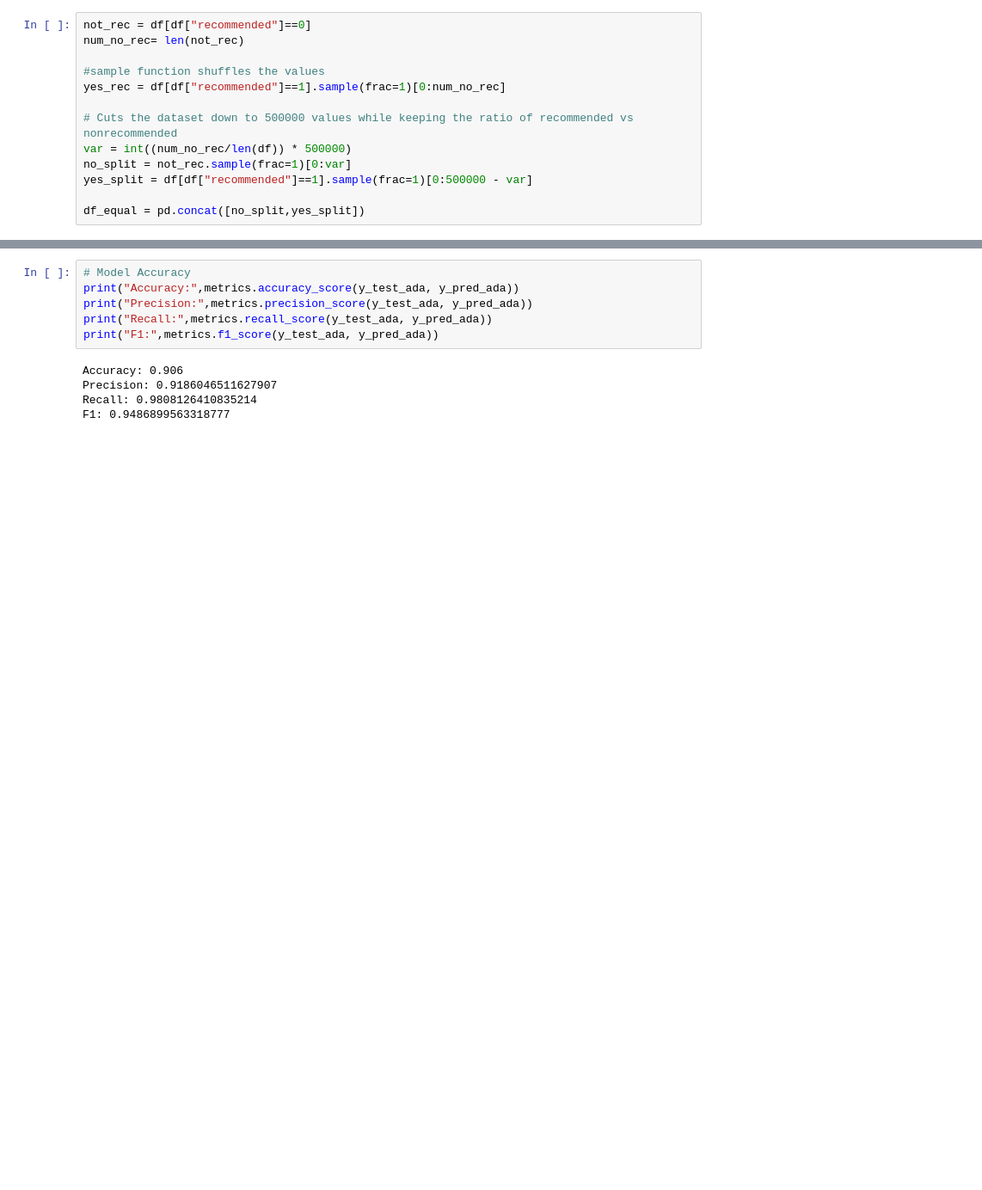
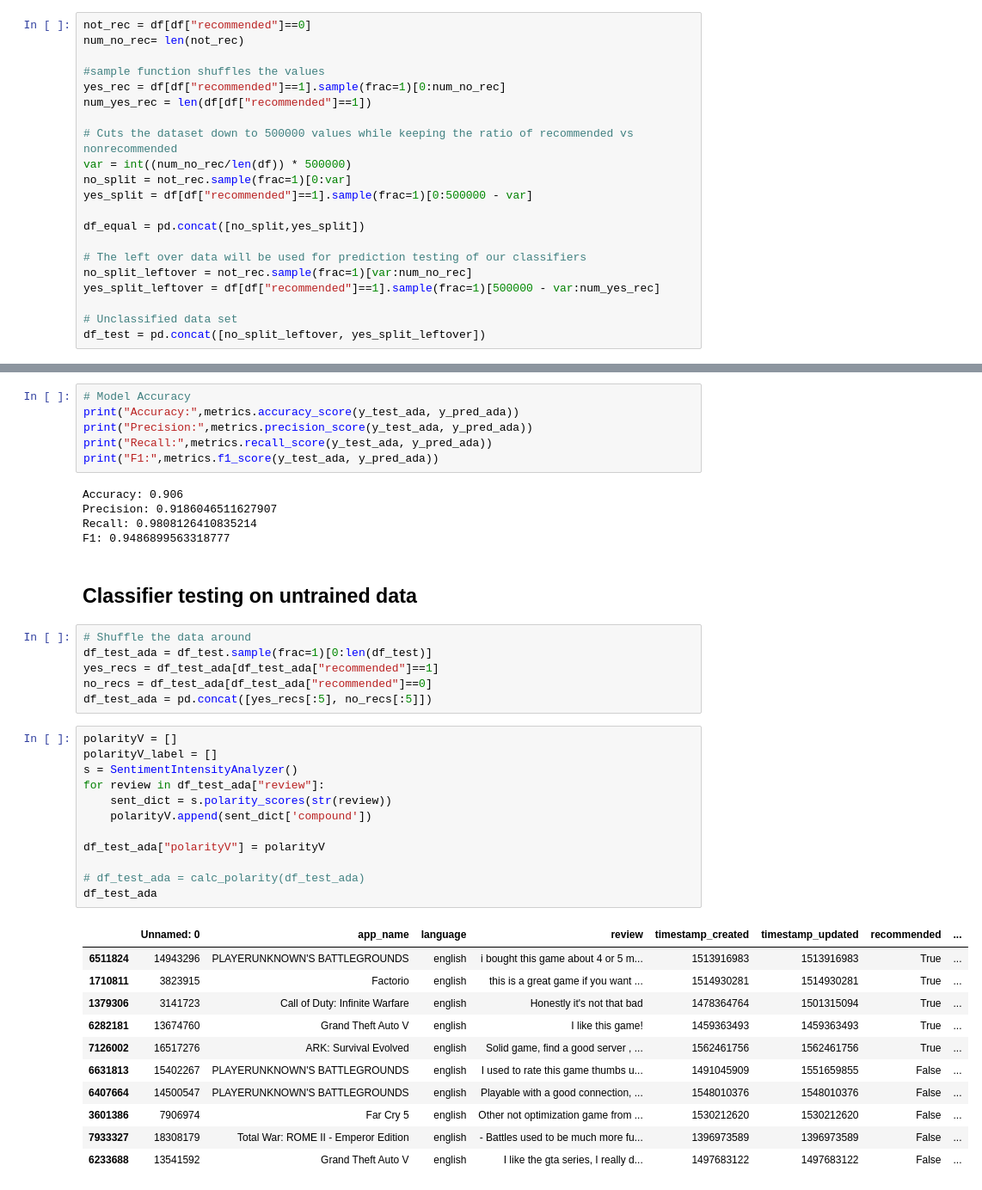
Before and after one commit to tarnjit458/Steam-Reviews-Sentiment-Analysis-Classifier, a Jupyter notebook: Test_Preprocessing_Eric.ipynb, the cells around one changed output, grey strips where cells are left out. Shown at 86% size. Saved outputs shown, nothing was run; the diff lists cells and outputs as text; blank space fills up the shorter version.

Commit message:
Added test on untrained data for ada boost model.

```diff
--- a/Test_Preprocessing_Eric.ipynb
+++ b/Test_Preprocessing_Eric.ipynb
@@ -179,6 +179,7 @@ num_no_rec= len(not_rec)
 
 #sample function shuffles the values
 yes_rec = df[df["recommended"]==1].sample(frac=1)[0:num_no_rec]
+num_yes_rec = len(df[df["recommended"]==1])
 
 # Cuts the dataset down to 500000 values while keeping the ratio of recommended vs nonrecommended
 var = int((num_no_rec/len(df)) * 500000)
@@ -186,6 +187,13 @@ no_split = not_rec.sample(frac=1)[0:var]
 yes_split = df[df["recommended"]==1].sample(frac=1)[0:500000 - var]
 
 df_equal = pd.concat([no_split,yes_split])
+
+# The left over data will be used for prediction testing of our classifiers
+no_split_leftover = not_rec.sample(frac=1)[var:num_no_rec]
+yes_split_leftover = df[df["recommended"]==1].sample(frac=1)[500000 - var:num_yes_rec]
+
+# Unclassified data set
+df_test = pd.concat([no_split_leftover, yes_split_leftover])
 # %%
 recs = df_equal["recommended"]
 unique, counts = np.unique(recs, return_counts=True)
@@ -418,3 +380,35 @@ Accuracy: 0.906
 Precision: 0.9186046511627907
 Recall: 0.9808126410835214
 F1: 0.9486899563318777
+# %% [markdown]
+## Classifier testing on untrained data
+# %%
+# Shuffle the data around
+df_test_ada = df_test.sample(frac=1)[0:len(df_test)]
+yes_recs = df_test_ada[df_test_ada["recommended"]==1]
+no_recs = df_test_ada[df_test_ada["recommended"]==0]
+df_test_ada = pd.concat([yes_recs[:5], no_recs[:5]])
+# %%
+polarityV = []
+polarityV_label = []
+s = SentimentIntensityAnalyzer()
+for review in df_test_ada["review"]:
+    sent_dict = s.polarity_scores(str(review))
+    polarityV.append(sent_dict['compound'])
+
+df_test_ada["polarityV"] = polarityV
+
+# df_test_ada = calc_polarity(df_test_ada)
+df_test_ada
+# %% [output]
+|  | Unnamed: 0 | app_name | language | review | timestamp_created | timestamp_updated | recommended | ... |
+| 6511824 | 14943296 | PLAYERUNKNOWN'S BATTLEGROUNDS | english | i bought this game about 4 or 5 m... | 1513916983 | 1513916983 | True | ... |
+| 1710811 | 3823915 | Factorio | english | this is a great game if you want ... | 1514930281 | 1514930281 | True | ... |
+| 1379306 | 3141723 | Call of Duty: Infinite Warfare | english | Honestly it's not that bad | 1478364764 | 1501315094 | True | ... |
+| 6282181 | 13674760 | Grand Theft Auto V | english | I like this game! | 1459363493 | 1459363493 | True | ... |
+| 7126002 | 16517276 | ARK: Survival Evolved | english | Solid game, find a good server , ... | 1562461756 | 1562461756 | True | ... |
+| 6631813 | 15402267 | PLAYERUNKNOWN'S BATTLEGROUNDS | english | I used to rate this game thumbs u... | 1491045909 | 1551659855 | False | ... |
+| 6407664 | 14500547 | PLAYERUNKNOWN'S BATTLEGROUNDS | english | Playable with a good connection, ... | 1548010376 | 1548010376 | False | ... |
+| 3601386 | 7906974 | Far Cry 5 | english | Other not optimization game from ... | 1530212620 | 1530212620 | False | ... |
+| 7933327 | 18308179 | Total War: ROME II - Emperor Edition | english | - Battles used to be much more fu... | 1396973589 | 1396973589 | False | ... |
+| 6233688 | 13541592 | Grand Theft Auto V | english | I like the gta series, I really d... | 1497683122 | 1497683122 | False | ... |
```
Also changed, not shown: parts of 9 cells of this notebook.
